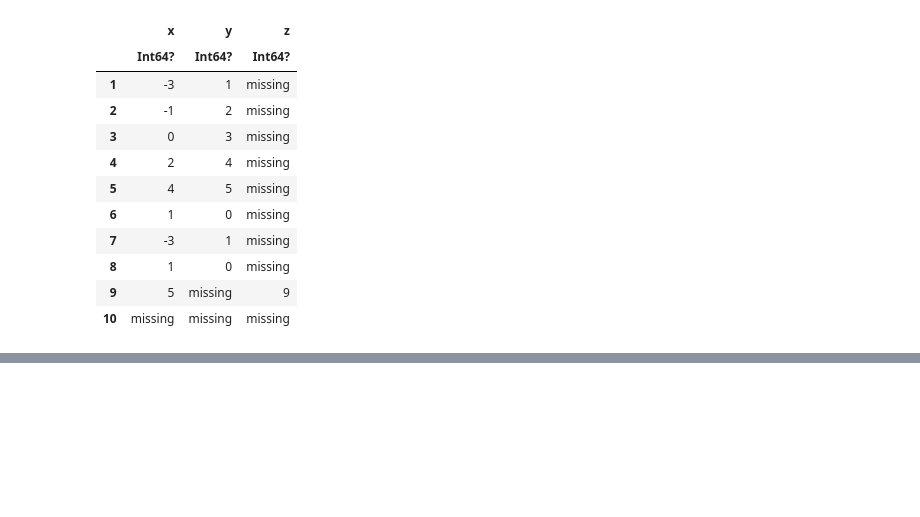
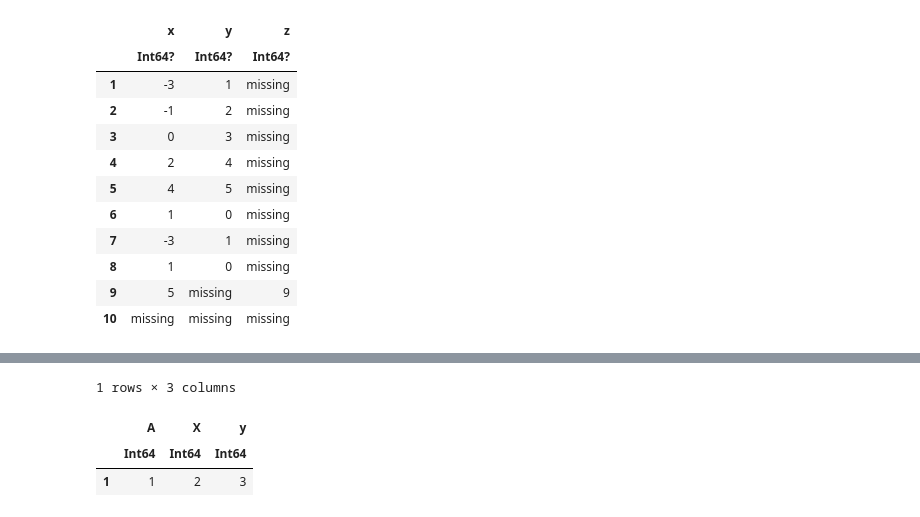
Before and after one commit to damiansp/julia, a Jupyter notebook: dsDocs/DataFrames/functions_2.py.ipynb, the cells around one changed output, grey strips where cells are left out. Cells and saved outputs as stored; diff of their text form; code cells hidden in the pictures; blank space fills up the shorter version.

```diff
--- a/dsDocs/DataFrames/functions_2.py.ipynb
+++ b/dsDocs/DataFrames/functions_2.py.ipynb
@@ -347,0 +355,7 @@ push!(df, NamedTuple(), cols=:subset)
+# %%
+rename(df, :i => :A, :x => :X)
+# %% [output]
+1 rows × 3 columns
+|  | A | X | y |
+|  | Int64 | Int64 | Int64 |
+| 1 | 1 | 2 | 3 |
```
Also changed, not shown: parts of 4 cells of this notebook.
